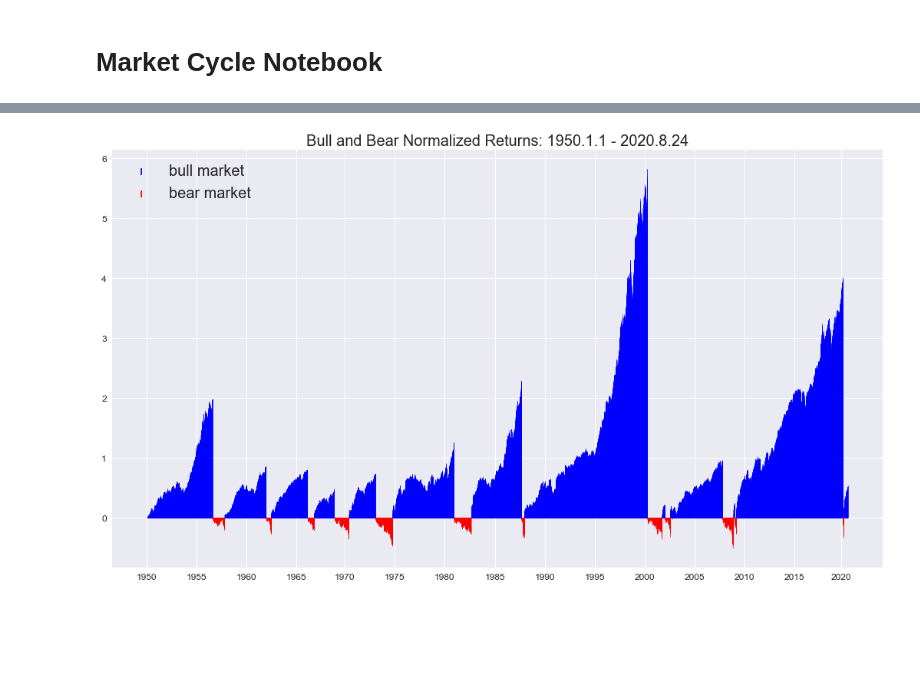
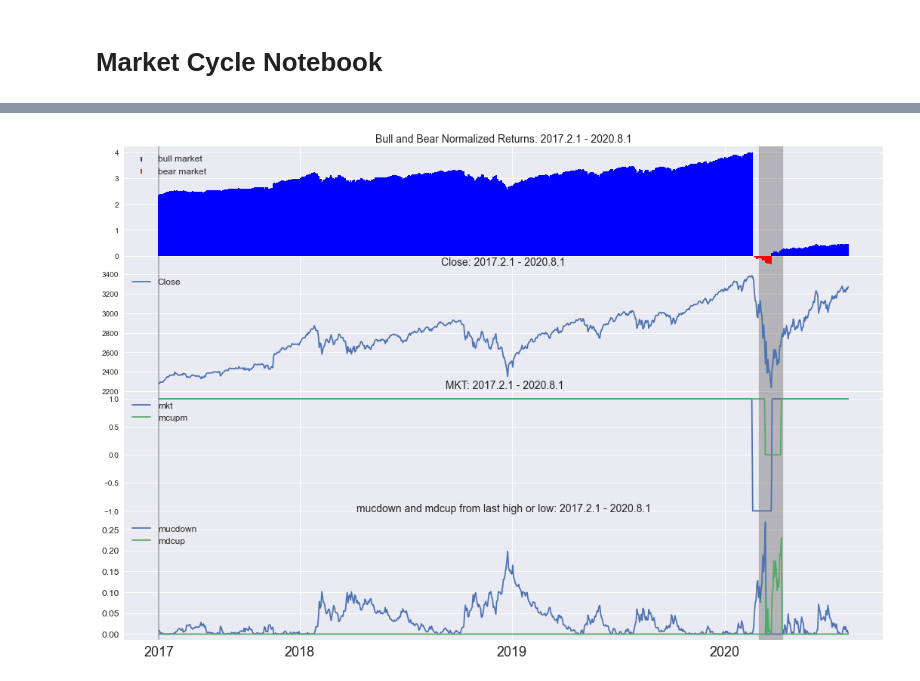
Before and after one commit to Aljgutier/Pyquant, a Jupyter notebook: Market Cycle Notebook.ipynb, the cells around one changed output, grey strips where cells are left out. Drawn from its saved outputs; the diff is of its cells as text; code cells hidden in the pictures; blank space fills up the shorter version.

Commit message:
updates for Data Analysis, fmplot fixes, fmfuctions velocity

```diff
--- a/Market Cycle Notebook.ipynb
+++ b/Market Cycle Notebook.ipynb
@@ -12,8 +12,10 @@ import seaborn as sns
 %run fmcycle
 # %%
 # Read in S&P 500 Data
-dfsp500 = pd.read_csv('./data/GSPC_1950-1-3_to_2020-8-24.csv',index_col=0,parse_dates=True)
-dfsp500.tail(5)
+dfsp500 = pd.read_csv('./data/GSPC_1927-12-30_to_2020-8-24.csv',index_col=0,parse_dates=True)
+#dfsp500 = pd.read_csv('./data/GSPC_1950-1-3_to_2020-8-24.csv',index_col=0,parse_dates=True)
+display(dfsp500.head(2))
+display(dfsp500.tail(2))
 # %% [output]
 |  | Close | High | Low | Open | Volume | Adj Close |
 | Date |  |  |  |  |  |  |
@@ -25,7 +28,10 @@ dfsp500.tail(5)
 # %%
-%run fmcycle
-f_dfmc="./data/GSPC_dfmc2020.5_1950_2020-8-24.csv"
-f_dfmcs="./data/GSPC_dfmcs2020.5_1950_2020-8-24.csv"
+
+f_dfmc="./data/GSPC_dfmc2020.5_1927_2020-8-24.csv"
+f_dfmcs="./data/GSPC_dfmcs2020.5_1927_2020-8-24.csv"
+#f_dfmc="./data/GSPC_dfmc2020.5_1950_2020-8-24.csv"
+#f_dfmcs="./data/GSPC_dfmcs2020.5_1950_2020-8-24.csv"
+
 
 compute=0
 mcycledown=20
@@ -33,6 +39,8 @@ mcycleup=20.5
 
 #string = get_market_cycles()
 
-dfmc,dfmcsummary=get_market_cycles(df=dfsp500,symbol='GSPC',compute=compute, mc_filename=f_dfmc, mcs_filename=f_dfmcs,
+dfmc,dfmcsummary=fmcycles(df=dfsp500,symbol='GSPC',compute=compute, mc_filename=f_dfmc, mcs_filename=f_dfmcs,
                  mcdown_p=mcycledown,mcup_p=mcycleup,savedir="./data")
+
+display(dfmc.tail(3))
 # %% [output]
@@ -86,17 +170,14 @@ dfmc.tail(3)
 # %%
-%run fmfunctions
 
 
-startdate=dt.datetime(1950,1,1)
-enddate=dt.datetime(2020,8,24)
+startdate=dt.datetime(2017,2,1)
+enddate=dt.datetime(2020,8,1)
 
-#startdate=dt.datetime(2007,2,1)
-#enddate=dt.datetime(2020,8,1)
 
-title=['Bull and Bear Normalized Returns']
-variables=['mcnr']
-fmplot(dfmc,variables,titles=title,startdate=startdate,enddate=enddate,
-          plottypes=['mktcycle'], stemlw=0.5,legend_fontsize=20,
-          titlein=False, figsize=(18,10),titledate=True, title_fontsize=20)
+title=['Bull and Bear Normalized Returns', 'Close',' MKT', 'mucdown and mdcup from last high or low']
+variables=['mcnr','Close',['mkt','mcupm'],['mucdown','mdcup']]
+fmplot(dfmc,variables,titles=title,startdate=startdate,enddate=enddate,stemlw=2,fb=recessions,
+          plottypes=['mktcycle','line','line','line'],xtick_labelsize=18,
+          hspace=0.00,titlein=False, figsize=(18,12),titledate=True)
 # %% [output]
-[figure, old version]
+[figure, new version]
```
Also changed, not shown: parts of 16 cells of this notebook, 3 other files.
